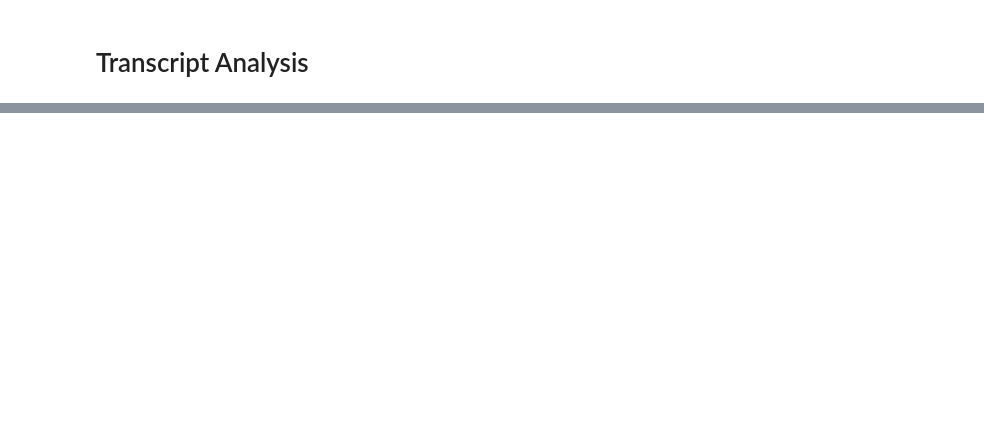
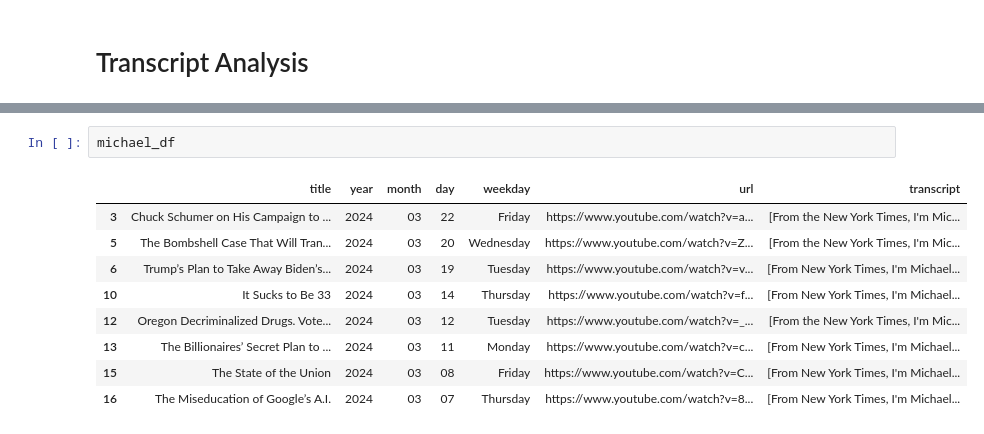
Before and after one commit to rahim-hashim/video_transcripts, a Jupyter notebook: transcript_analysis.ipynb, the cells around one changed output, grey strips where cells are left out. Saved outputs shown, nothing was run; the diff lists cells and outputs as text; blank space fills up the shorter version.

```diff
--- a/transcript_analysis.ipynb
+++ b/transcript_analysis.ipynb
@@ -123,0 +160,12 @@ sabrina_df = filter_df_by_word(transcript_df, word)
+# %%
+michael_df
+# %% [output]
+|  | title | year | month | day | weekday | url | transcript |
+| 3 | Chuck Schumer on His Campaign to ... | 2024 | 03 | 22 | Friday | https://www.youtube.com/watch?v=a... | [From the New York Times, I'm Mic... |
+| 5 | The Bombshell Case That Will Tran... | 2024 | 03 | 20 | Wednesday | https://www.youtube.com/watch?v=Z... | [From the New York Times, I'm Mic... |
+| 6 | Trump’s Plan to Take Away Biden’s... | 2024 | 03 | 19 | Tuesday | https://www.youtube.com/watch?v=v... | [From New York Times, I'm Michael... |
+| 10 | It Sucks to Be 33 | 2024 | 03 | 14 | Thursday | https://www.youtube.com/watch?v=f... | [From New York Times, I'm Michael... |
+| 12 | Oregon Decriminalized Drugs. Vote... | 2024 | 03 | 12 | Tuesday | https://www.youtube.com/watch?v=_... | [From the New York Times, I'm Mic... |
+| 13 | The Billionaires’ Secret Plan to ... | 2024 | 03 | 11 | Monday | https://www.youtube.com/watch?v=c... | [From New York Times, I'm Michael... |
+| 15 | The State of the Union | 2024 | 03 | 08 | Friday | https://www.youtube.com/watch?v=C... | [From New York Times, I'm Michael... |
+| 16 | The Miseducation of Google’s A.I. | 2024 | 03 | 07 | Thursday | https://www.youtube.com/watch?v=8... | [From New York Times, I'm Michael... |
```
Also changed, not shown: parts of 5 cells of this notebook.
